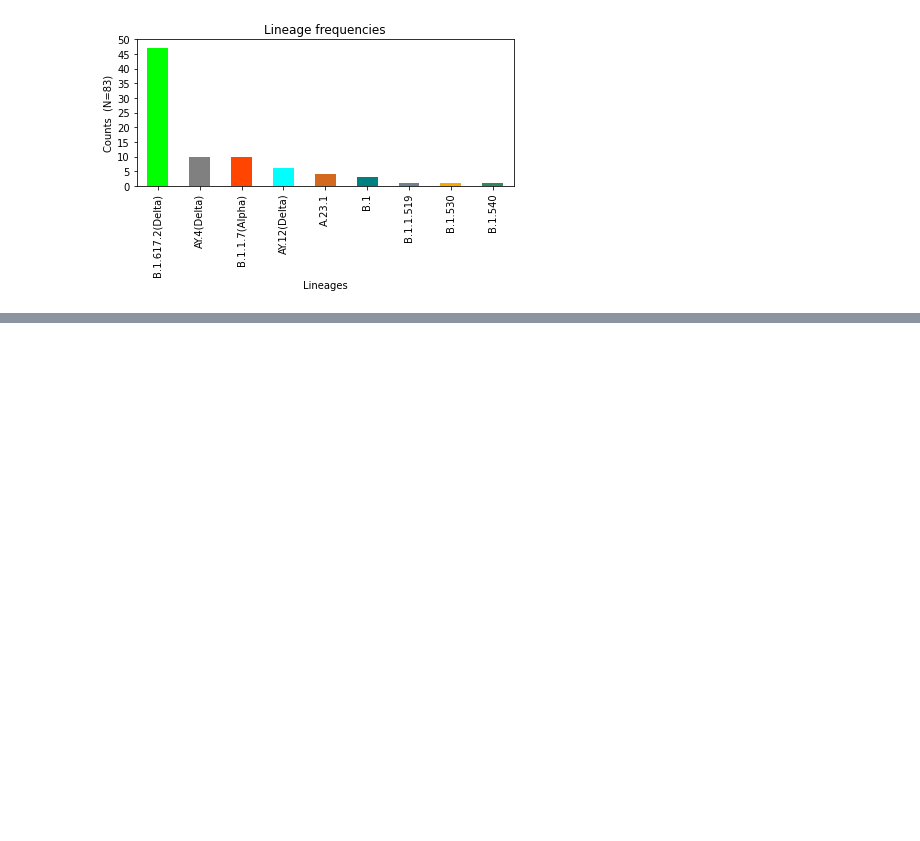
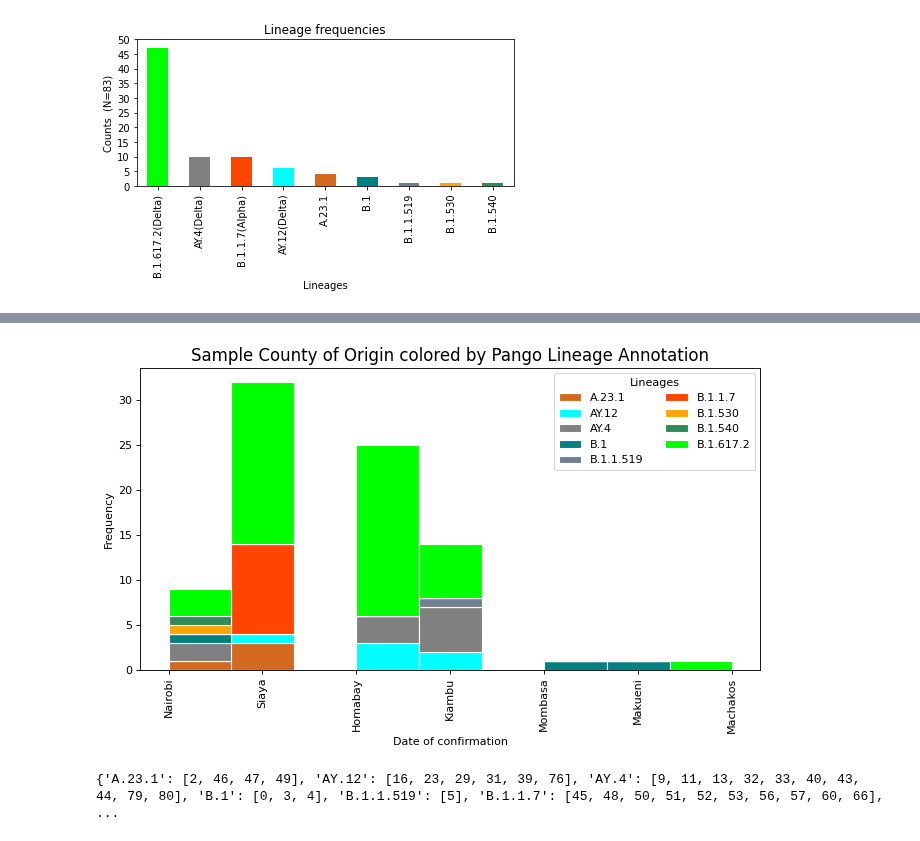
Before and after one commit to ousodaniel/SARS-CoV-2-Data-Workflows, a Jupyter notebook: sars-cov-2-nf2-seq14.ipynb, the cells around one changed output, grey strips where cells are left out. Cells and saved outputs as stored; diff of their text form; code cells hidden in the pictures; blank space fills up the shorter version.

```diff
--- a/sars-cov-2-nf2-seq14.ipynb
+++ b/sars-cov-2-nf2-seq14.ipynb
@@ -804,0 +820,25 @@ plt.show()
+# %%
+# Prepare data
+df = df_report_fnl[df_report_fnl['Pango Lineage Annotation'].isin(['Failed', 'Unkown']) == False]
+
+x_var = 'Sample County of Origin'
+groupby_var = 'Pango Lineage Annotation'
+df_agg = df[[x_var, groupby_var]].groupby(groupby_var)
+vals = [d[x_var].values.tolist() for i, d in df_agg]
+
+colors = {i: lin_clrs[i] for i, df in df_agg}
+# Draw
+plt.figure(figsize=(10,5), dpi= 80)
+# colors = [plt.cm.Spectral(i/float(len(vals)-1)) for i in range(len(vals))]
+n, bins, patches = plt.hist(vals, len(df_agg[x_var].unique()), stacked=True, density=False, color=colors.values(), ec='w')
+
+# Decoration
+plt.legend(colors, title='Lineages', ncol=2)
+plt.title(f"{x_var} colored by {groupby_var}", fontsize=15)
+plt.xlabel('Date of confirmation')
+plt.ylabel("Frequency")
+# plt.ylim(0, 40)
+plt.xticks(rotation=90)
+plt.show()
+# %% [output]
+[figure, added]
@@ -804,0 +853,4 @@ plt.show()
+# %%
+df_agg.groups
+# %% [output]
+{'A.23.1': [2, 46, 47, 49], 'AY.12': [16, 23, 29, 31, 39, 76], 'AY.4': [9, 11, 13, 32, 33, 40, 43, 44, 79, 80], 'B.1': [0, 3, 4], 'B.1.1.519': [5], 'B.1.1.7': [45, 48, 50, 51, 52, 53, 56, 57, 60, 66], ...
```
Also changed, not shown: parts of 9 cells of this notebook, 4 other files.
